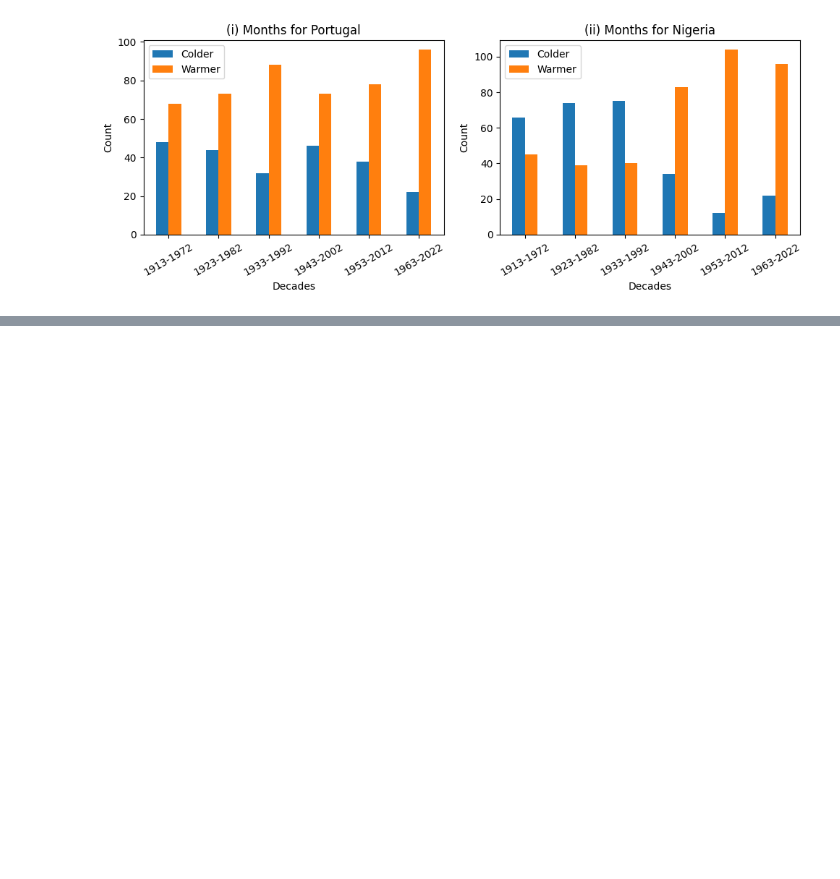
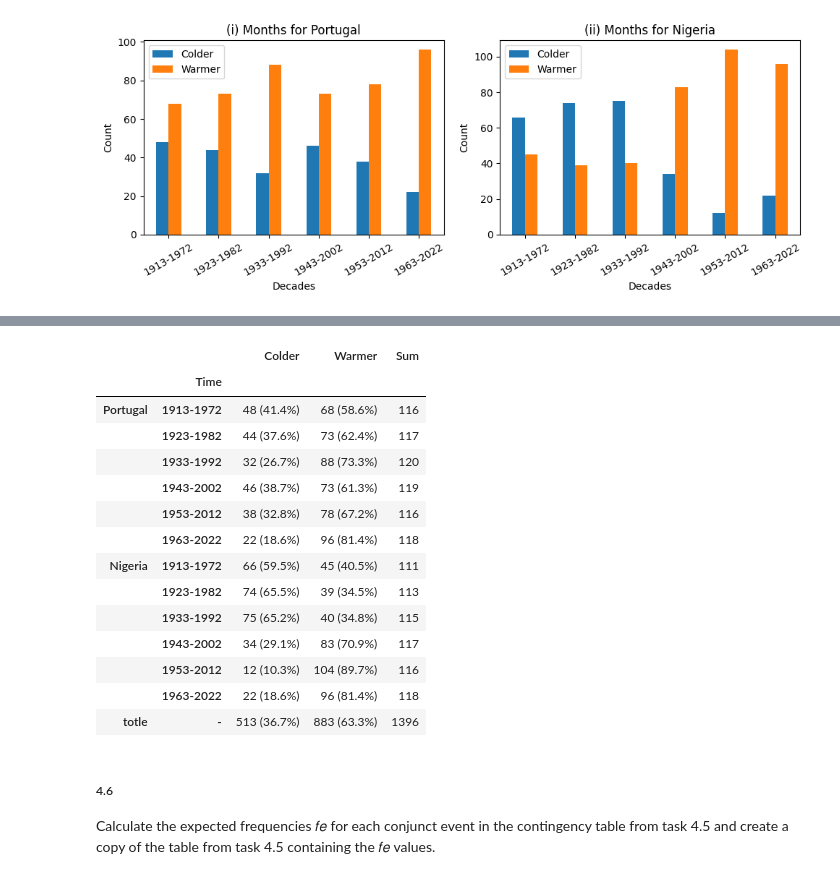
Before and after one commit to CallMeL/ResearchMethod, a Jupyter notebook: RM_A02_Group.ipynb, the cells around one changed output, grey strips where cells are left out. Cells and saved outputs as stored; diff of their text form; code cells hidden in the pictures; blank space fills up the shorter version.

```diff
--- a/RM_A02_Group.ipynb
+++ b/RM_A02_Group.ipynb
@@ -623,0 +616,16 @@ plt.show()
+# %%
+combined_df = pd.concat([time_intervals_Portugal[0:6], time_intervals_Nigeria[0:6]], keys=['Portugal', 'Nigeria'])
+colder_sum = combined_df['Colder'].sum()
+warmer_sum = combined_df['Warmer'].sum()
+totle_sum = combined_df['Sum'].sum()
+new_row = [colder_sum, warmer_sum, totle_sum]
+# %%
+new_row = {'Colder': colder_sum, 'Sum': totle_sum, 'Warmer': warmer_sum}
+new_row_index = pd.MultiIndex.from_tuples([('totle', '-')], names=['Country', 'Time'])
+df_new_row = pd.DataFrame(new_row, index=new_row_index)
+# %%
+combined_df = pd.concat([combined_df,df_new_row])
+combined_df_text = combined_df.copy()
+# %%
+combined_df_text['Colder'] = combined_df_text.apply(lambda row: f"{row['Colder']} ({row['Colder'] / row['Sum'] * 100:.1f}%)", axis=1)
+combined_df_text['Warmer'] = combined_df_text.apply(lambda row: f"{row['Warmer']} ({row['Warmer'] / row['Sum'] * 100:.1f}%)", axis=1)
@@ -623,0 +636,21 @@ plt.show()
+# %%
+combined_df_text
+# %% [output]
+|  |  | Colder | Warmer | Sum |
+|  | Time |  |  |  |
+| Portugal | 1913-1972 | 48 (41.4%) | 68 (58.6%) | 116 |
+|  | 1923-1982 | 44 (37.6%) | 73 (62.4%) | 117 |
+|  | 1933-1992 | 32 (26.7%) | 88 (73.3%) | 120 |
+|  | 1943-2002 | 46 (38.7%) | 73 (61.3%) | 119 |
+|  | 1953-2012 | 38 (32.8%) | 78 (67.2%) | 116 |
+|  | 1963-2022 | 22 (18.6%) | 96 (81.4%) | 118 |
+| Nigeria | 1913-1972 | 66 (59.5%) | 45 (40.5%) | 111 |
+|  | 1923-1982 | 74 (65.5%) | 39 (34.5%) | 113 |
+|  | 1933-1992 | 75 (65.2%) | 40 (34.8%) | 115 |
+|  | 1943-2002 | 34 (29.1%) | 83 (70.9%) | 117 |
+|  | 1953-2012 | 12 (10.3%) | 104 (89.7%) | 116 |
+|  | 1963-2022 | 22 (18.6%) | 96 (81.4%) | 118 |
+| totle | - | 513 (36.7%) | 883 (63.3%) | 1396 |
+# %% [markdown]
+##### 4.6
+Calculate the expected frequencies  𝑓𝑒  for each conjunct event in the contingency table from task 4.5 and create a copy of the table from task 4.5 containing the  𝑓𝑒  values.
```
Also changed, not shown: parts of 27 cells of this notebook.
